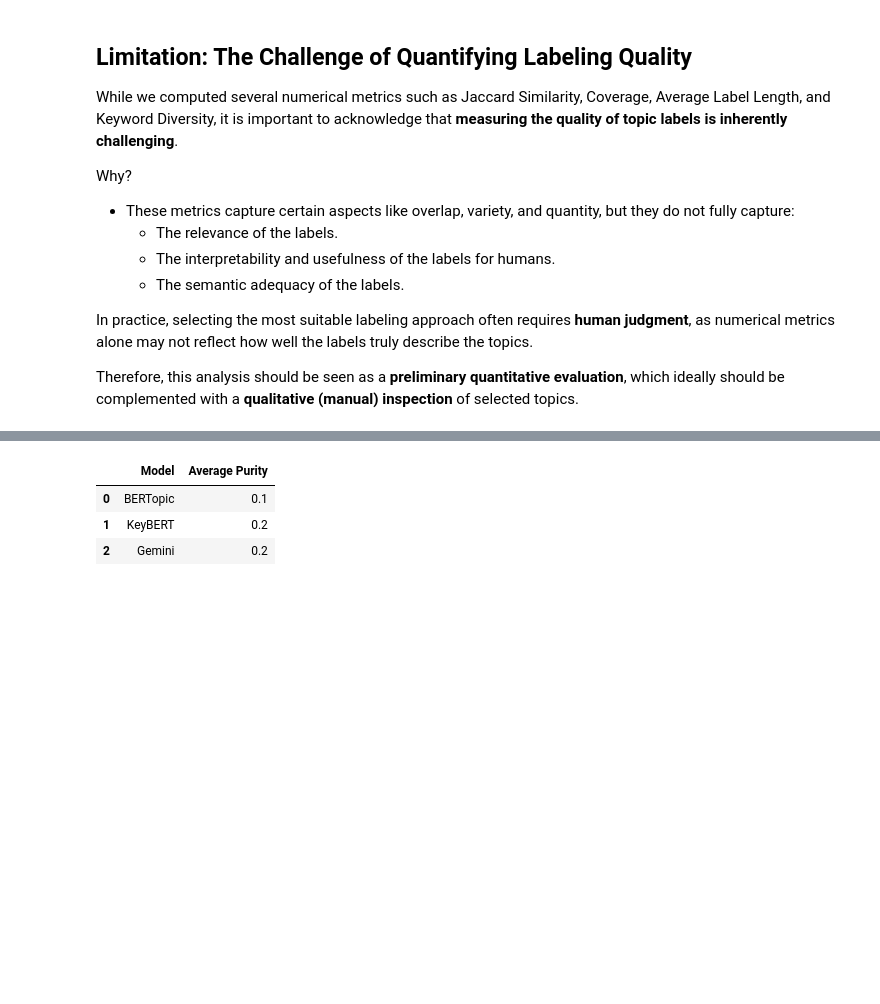
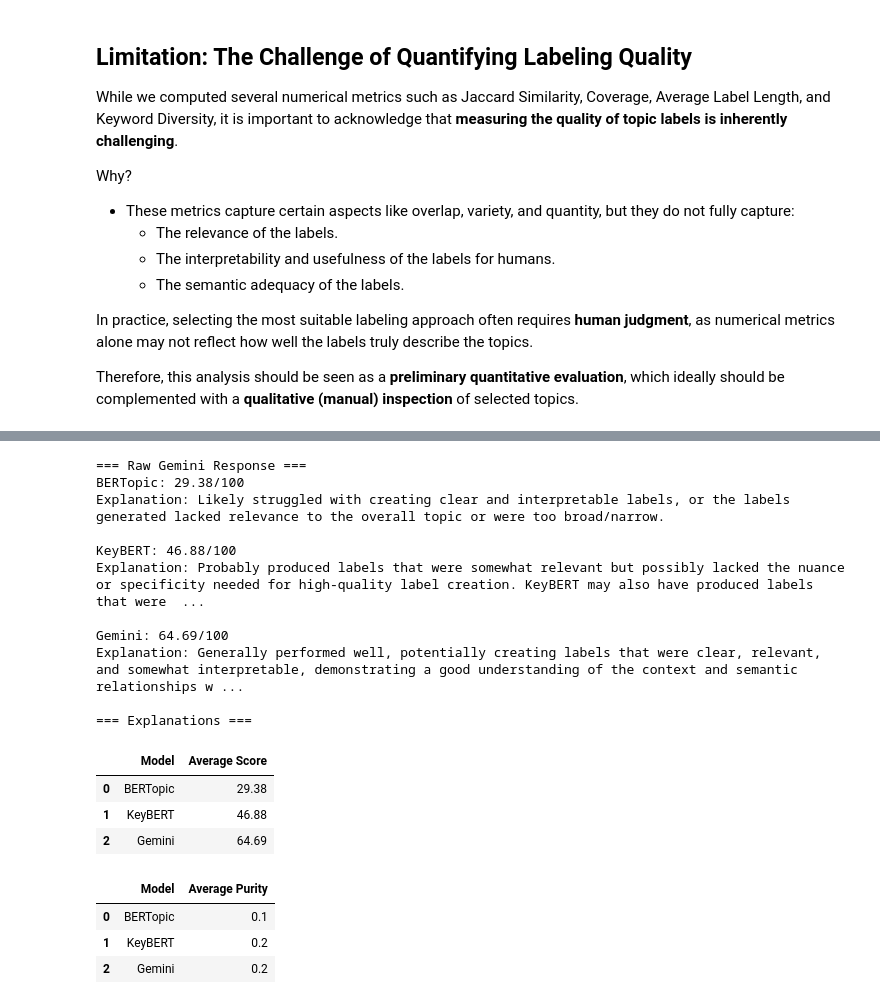
Before and after one commit to yoav0gal/SM-insights, a Jupyter notebook: Notebooks/Labeling/Label.ipynb, the cells around one changed output, grey strips where cells are left out. Cells and saved outputs as stored; diff of their text form; code cells hidden in the pictures; blank space fills up the shorter version.

```diff
--- a/Notebooks/Labeling/Label.ipynb
+++ b/Notebooks/Labeling/Label.ipynb
@@ -297,3 +370,73 @@ Calley, Big Pharma, Ozempic, Dr. Jack, podcast
+# %%
+def explain_scores_with_gemini(avg_scores, model):
+    # Prompt
+    prompt = "You are an objective evaluator.\n"
+    prompt += "Please explain briefly for each model why it might have achieved its respective average score.\n"
+    prompt += "Focus on label quality (clarity, relevance, interpretability).\n"
+    prompt += "Respond with lines in the following format:\n"
+    prompt += "<Model>: <score>/100\nExplanation: <short explanation>\n\n"
+
+    for model_name, score in avg_scores.items():
+        prompt += f"{model_name}: {score}/100\n"
+
+    # Gemini call
+    chat = model.start_chat()
+    response = chat.send_message(prompt)
+
+    print("=== Raw Gemini Response ===")
+    print(response.text)
+
+    # More robust extraction
+    explanation_dict = {}
+    lines = response.text.splitlines()
+    current_model = None
+
+    for line in lines:
+        for model_name in avg_scores.keys():
+            if model_name in line and ':' in line:
+                current_model = model_name
+                break
+
+        if current_model and "Explanation" in line:
+            explanation = line.split("Explanation:")[-1].strip()
+            explanation_dict[current_model] = explanation
+            current_model = None
+
+    # fallback
+    for model in avg_scores.keys():
+        if model not in explanation_dict:
+            explanation_dict[model] = "Missing"
+
+    # DF
+    df = pd.DataFrame([
+        {"Model": model, "Average Score": avg_scores[model]}
+        for model in avg_scores.keys()
+    ])
+
+    return df
+
+
+# --- Usage ---
+explanation_df = explain_scores_with_gemini(avg_scores, gemini_model)
+
+print("=== Explanations ===")
+display(explanation_df)
+# %% [output]
+=== Raw Gemini Response ===
+BERTopic: 29.38/100
+Explanation: Likely struggled with creating clear and interpretable labels, or the labels generated lacked relevance to the overall topic or were too broad/narrow.
+
+KeyBERT: 46.88/100
+Explanation: Probably produced labels that were somewhat relevant but possibly lacked the nuance or specificity needed for high-quality label creation. KeyBERT may also have produced labels that were  ...
+
+Gemini: 64.69/100
+Explanation: Generally performed well, potentially creating labels that were clear, relevant, and somewhat interpretable, demonstrating a good understanding of the context and semantic relationships w ...
+
+=== Explanations ===
+|  | Model | Average Score |
+| 0 | BERTopic | 29.38 |
+| 1 | KeyBERT | 46.88 |
+| 2 | Gemini | 64.69 |
 # %%
 def compute_cluster_purity(labels_dict):
     purities = []
```
Also changed, not shown: parts of 5 cells of this notebook.
